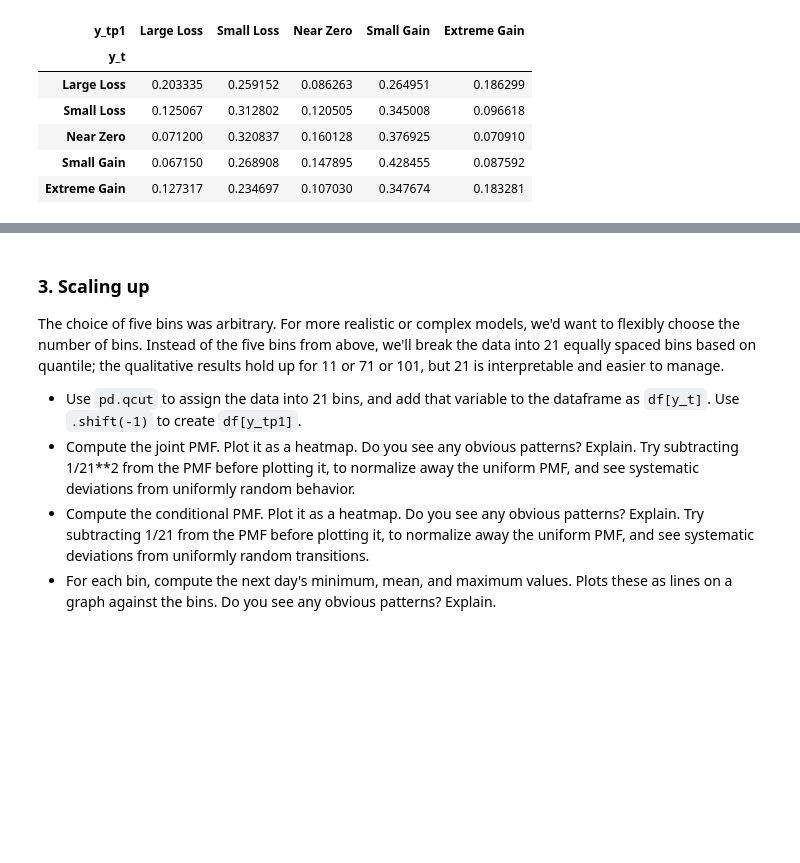
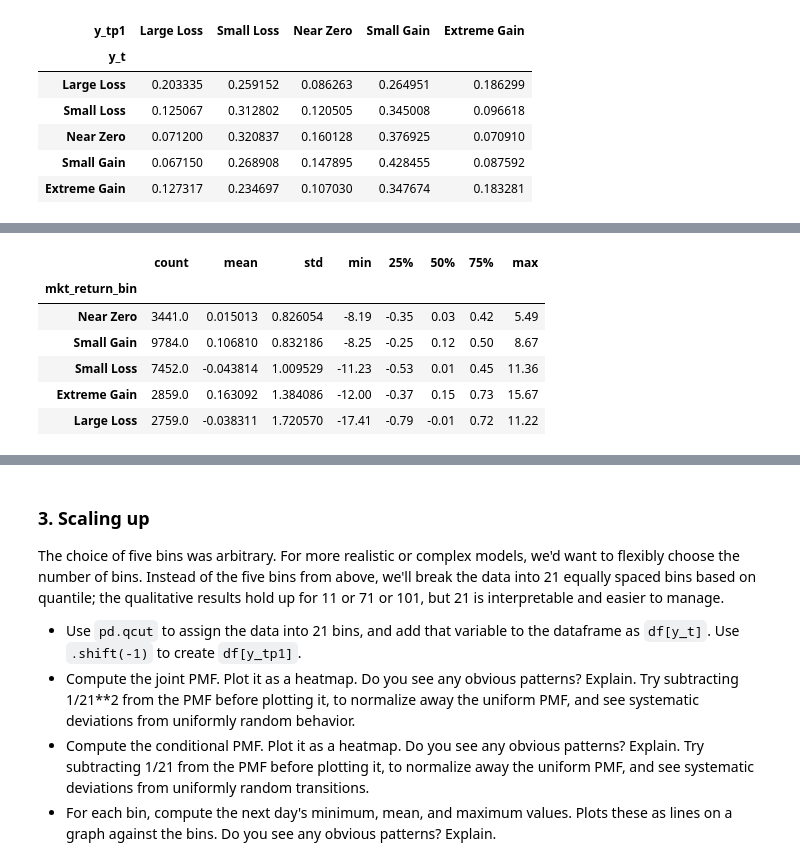
Before and after one commit to madsmith731/uu_markov, a Jupyter notebook: lab_1/lab.ipynb, the cells around one changed output, grey strips where cells are left out. Cells and saved outputs as stored; diff of their text form; code cells hidden in the pictures; blank space fills up the shorter version.

```diff
--- a/lab_1/lab.ipynb
+++ b/lab_1/lab.ipynb
@@ -249,3 +242,16 @@ grouped_df.sort_values(by='mkt_return_tp1_std')
+# %%
+df['mkt_return_tp1'] = df['market_return_pct'].shift(-1)
+grouped_df = df.groupby('mkt_return_bin')['mkt_return_tp1']
+agg_metrics = grouped_df.describe()
+agg_metrics.sort_values(by='std')
+# %% [output]
+|  | count | mean | std | min | 25% | 50% | 75% | max |
+| mkt_return_bin |  |  |  |  |  |  |  |  |
+| Near Zero | 3441.0 | 0.015013 | 0.826054 | -8.19 | -0.35 | 0.03 | 0.42 | 5.49 |
+| Small Gain | 9784.0 | 0.106810 | 0.832186 | -8.25 | -0.25 | 0.12 | 0.50 | 8.67 |
+| Small Loss | 7452.0 | -0.043814 | 1.009529 | -11.23 | -0.53 | 0.01 | 0.45 | 11.36 |
+| Extreme Gain | 2859.0 | 0.163092 | 1.384086 | -12.00 | -0.37 | 0.15 | 0.73 | 15.67 |
+| Large Loss | 2759.0 | -0.038311 | 1.720570 | -17.41 | -0.79 | -0.01 | 0.72 | 11.22 |
 # %% [markdown]
 #### For each state, compute the conditional expectation of tomorrow's `market_return_pct`. Given the current state, what are the expected percent returns for tomorrow? How do the min and max values for tomorrow vary across states? Which states have the highest standard deviation for tomorrow's percent returns? Describe any patterns in the volatility you notice.
 
```
Also changed, not shown: parts of 14 cells of this notebook.
